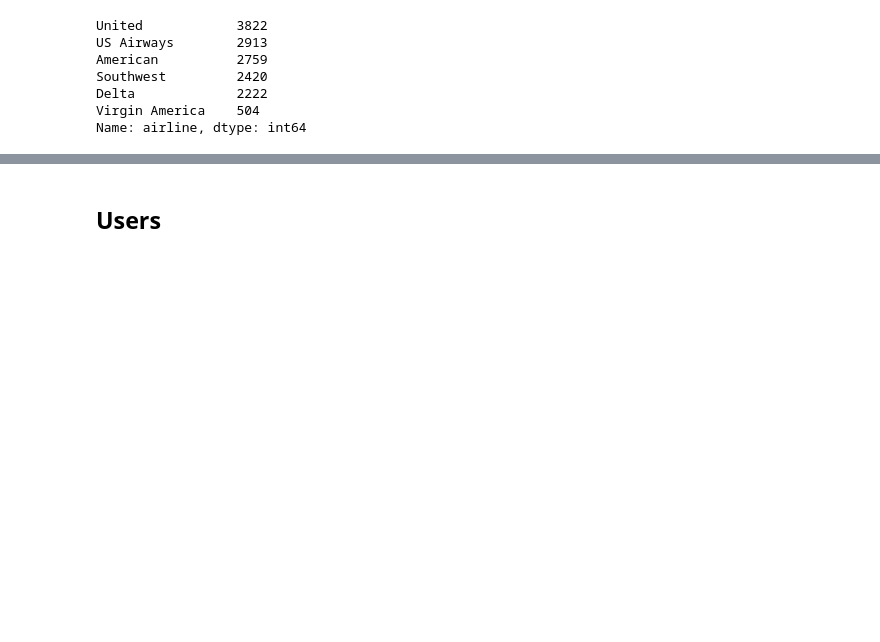
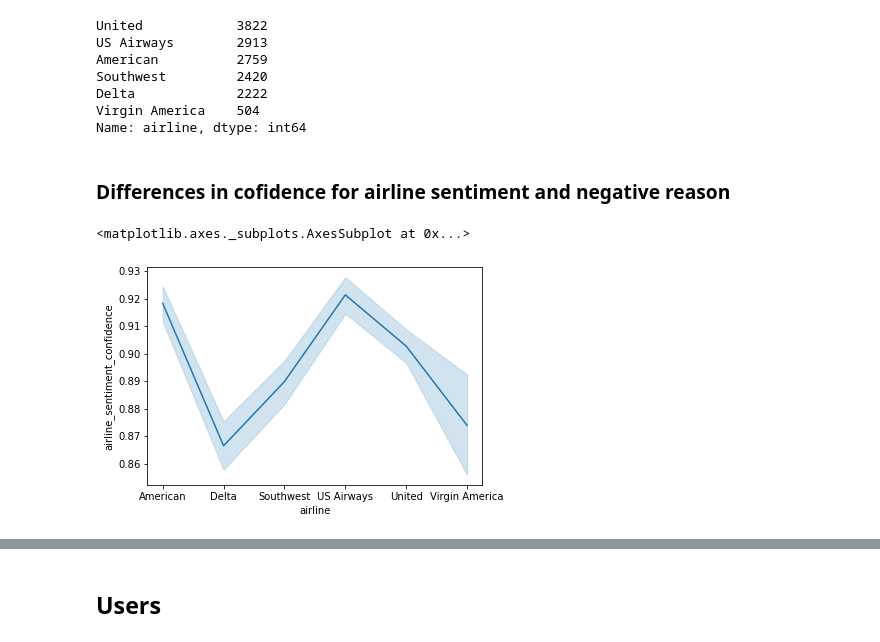
Before and after one commit to rbaset5/twitter-sentiment-prediction, a Jupyter notebook: _code/Cleaning-EDA.ipynb, the cells around one changed output, grey strips where cells are left out. Cells and saved outputs as stored; diff of their text form; code cells hidden in the pictures; blank space fills up the shorter version.

```diff
--- a/_code/Cleaning-EDA.ipynb
+++ b/_code/Cleaning-EDA.ipynb
@@ -115,3 +130,10 @@ Southwest         2420
 Delta             2222
 Virgin America    504
 Name: airline, dtype: int64
+# %% [markdown]
+### Differences in cofidence for airline sentiment and negative reason
+# %%
+sb.lineplot(data=df, x="airline", y="airline_sentiment_confidence")
+# %% [output]
+<matplotlib.axes._subplots.AxesSubplot at 0x...>
+[figure, added]
```
Also changed, not shown: parts of 5 cells of this notebook, 2 other files.
